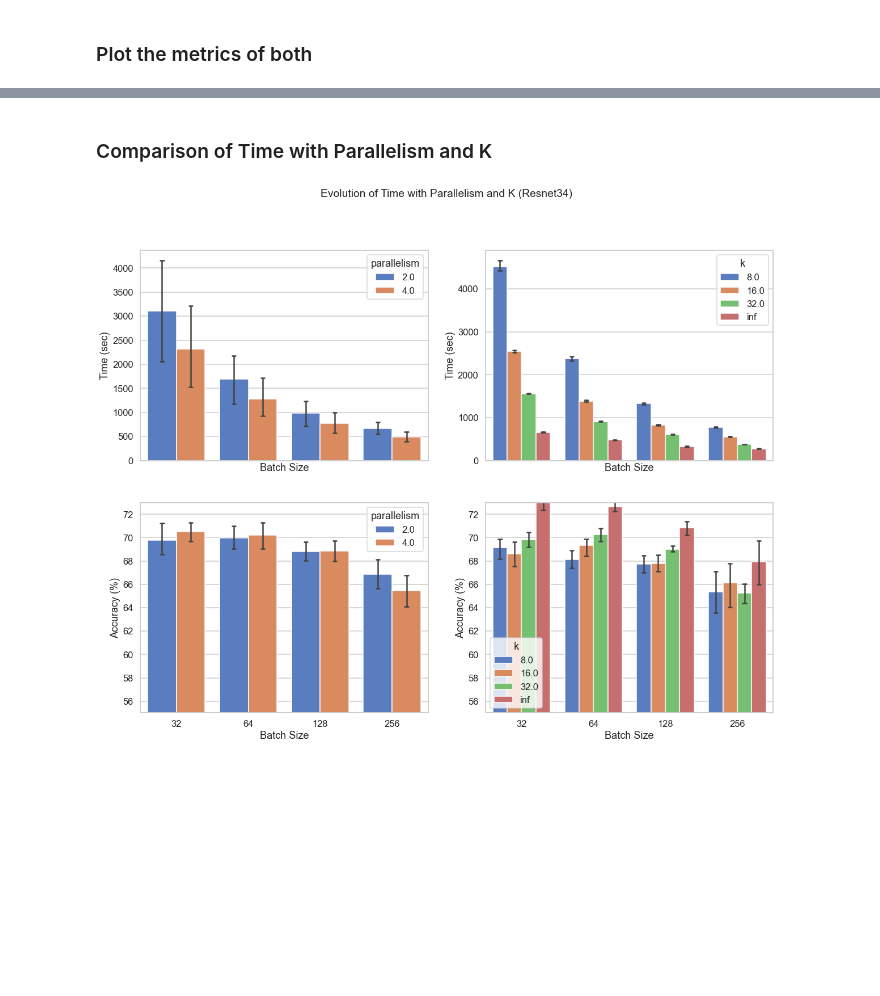
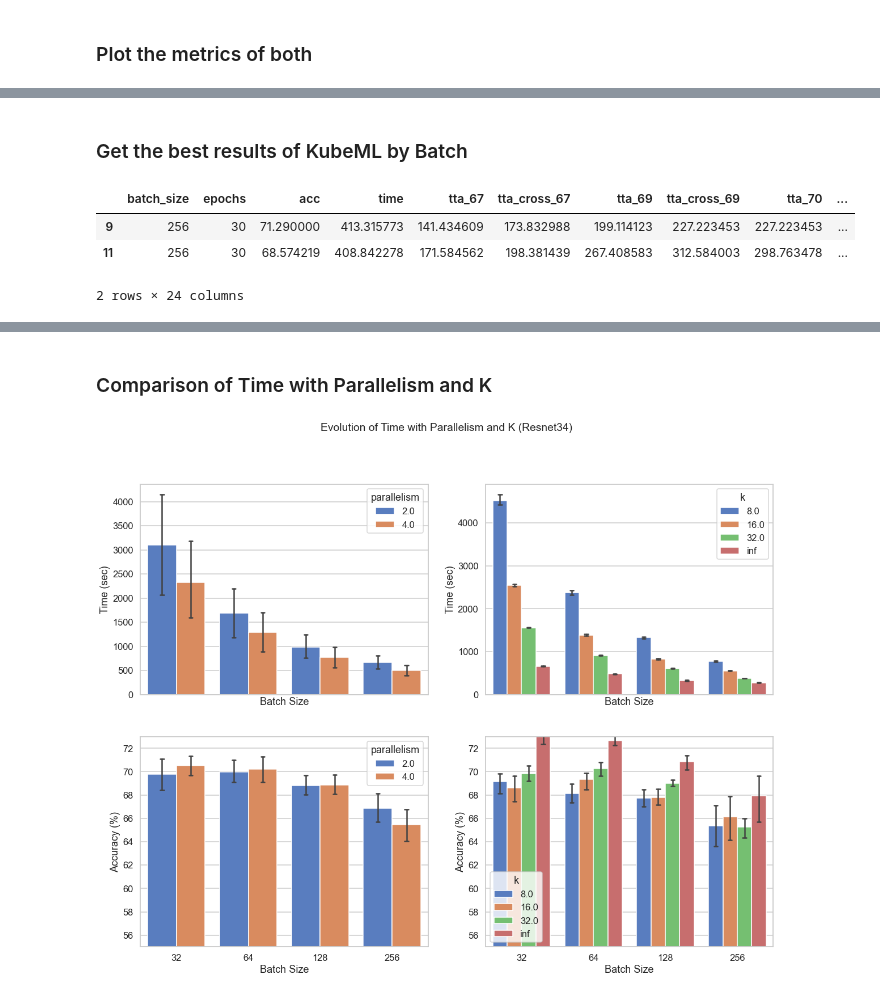
Before and after one commit to DiegoStock12/kubeml, a Jupyter notebook: ml/experiments/insights.ipynb, the cells around one changed output, grey strips where cells are left out. Saved outputs shown, nothing was run; the diff lists cells and outputs as text; code cells hidden in the pictures; blank space fills up the shorter version.

```diff
--- a/ml/experiments/insights.ipynb
+++ b/ml/experiments/insights.ipynb
@@ -775,0 +785,9 @@ Text(0.5, 0.98, 'Performance TF vs KubeML on Resnet34')
+# %% [markdown]
+### Get the best results of KubeML by  Batch
+# %%
+ml[ml.batch_size.eq(256) & ~ml.tta_70.isna()]
+# %% [output]
+|  | batch_size | epochs | acc | time | tta_67 | tta_cross_67 | tta_69 | tta_cross_69 | tta_70 | ... |
+| 9 | 256 | 30 | 71.290000 | 413.315773 | 141.434609 | 173.832988 | 199.114123 | 227.223453 | 227.223453 | ... |
+| 11 | 256 | 30 | 68.574219 | 408.842278 | 171.584562 | 198.381439 | 267.408583 | 312.584003 | 298.763478 | ... |
+2 rows × 24 columns
```
Also changed, not shown: parts of 4 cells of this notebook, 5 other files.
